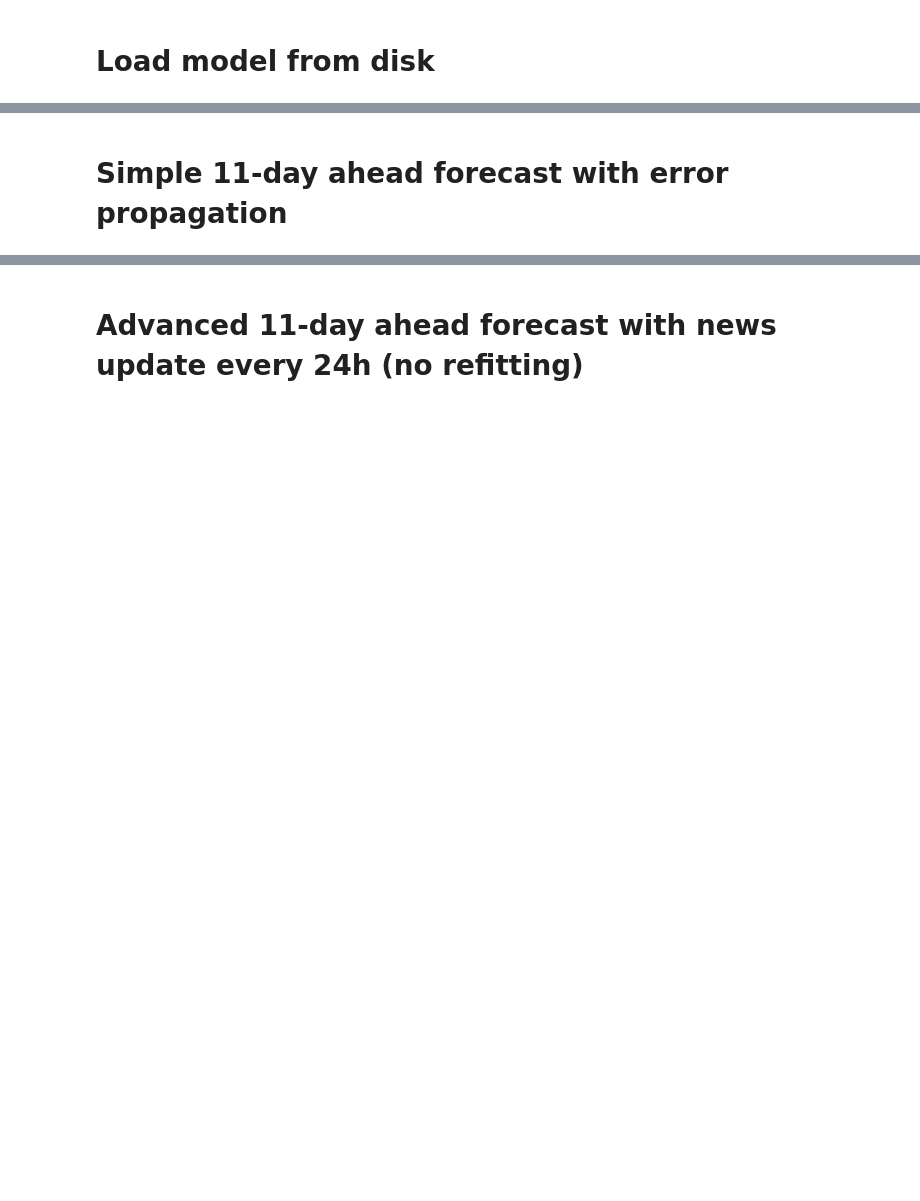
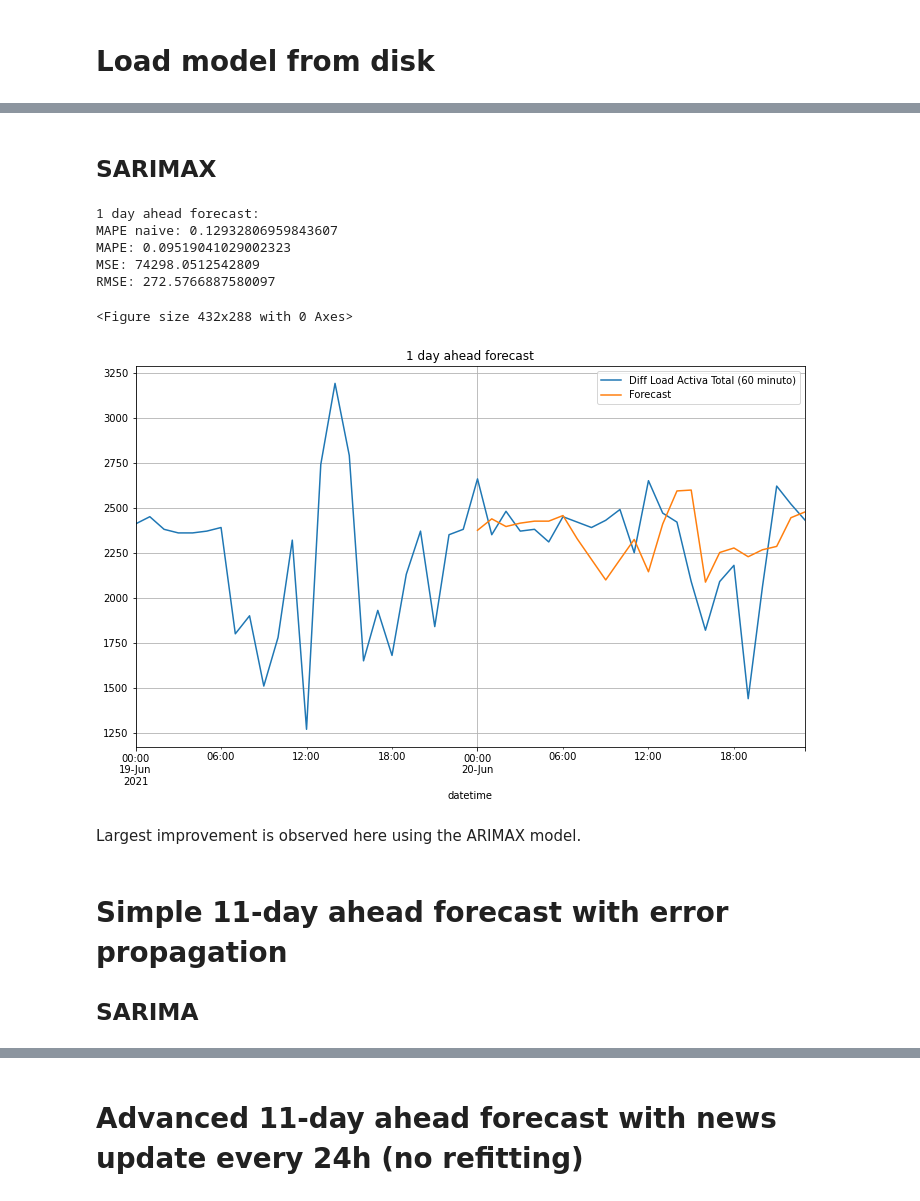
Before and after one commit to I-NERGY/DeepTSF, a Jupyter notebook: model_evaluation/tal_sarima_evaluation.ipynb, the cells around one changed output, grey strips where cells are left out. Saved outputs shown, nothing was run; the diff lists cells and outputs as text; code cells hidden in the pictures; blank space fills up the shorter version.

```diff
--- a/model_evaluation/tal_sarima_evaluation.ipynb
+++ b/model_evaluation/tal_sarima_evaluation.ipynb
@@ -41,3 +65,6 @@ days_ahead = 11
+# %%
+weather = pd.read_csv('../../VEOLIA/artifacts/weather_curated_60min.csv', index_col=0, parse_dates=True)[datetime(2020, 11, 6):]
+exog_testing = weather.loc[test.index].values
 # %% [markdown]
 # Load model from disk
 # %%
@@ -79,8 +128,44 @@ MSE: 128549.33198527143
 RMSE: 358.5377692590718
 <Figure size 432x288 with 0 Axes>
 [figure]
+# %% [markdown]
+## SARIMAX
+# %%
+forecast_sarimax = sarimax.get_forecast(steps=steps, exog=exog_testing[:steps])
+predictions = forecast_sarimax.summary_frame()['mean'].values
+ground_truth = test[:steps]
+
+# 1 day ahead forecast evaluation
+print("1 day ahead forecast:")
+naive_pred = [train.tolist()[-1]] + test.tolist()[:-1]
+print("MAPE naive:", mape(test, naive_pred))
+print("MAPE:", mape(ground_truth, predictions))
+print("MSE:", mse(ground_truth, predictions))
+print("RMSE:", np.sqrt(mse(ground_truth, predictions)))
+
+comparison_sarima = pd.DataFrame(ground_truth)
+comparison_sarima['Forecast'] = predictions
+training = pd.DataFrame(
+    train, columns=comparison_sarima.filter(like='Diff').columns.tolist())
+comparison_sarima = pd.concat([training, comparison_sarima])
+
+plt.figure()
+plot = comparison_sarima[datetime(2021, 6, 19):].plot(figsize=(12, 7),
+                                                      title="1 day ahead forecast")
+plot.grid()
+# %% [output]
+1 day ahead forecast:
+MAPE naive: 0.12932806959843607
+MAPE: 0.09519041029002323
+MSE: 74298.0512542809
+RMSE: 272.5766887580097
+<Figure size 432x288 with 0 Axes>
+[figure, added]
+# %% [markdown]
+Largest improvement is observed here using the ARIMAX model.
 # %% [markdown]
 # Simple 11-day ahead forecast with error propagation
+## SARIMA
 # %%
 print(f"Simple {days_ahead} day ahead forecast:")
 predictions = sarima.forecast(steps * days_ahead)
```
Also changed, not shown: parts of 14 cells of this notebook.
